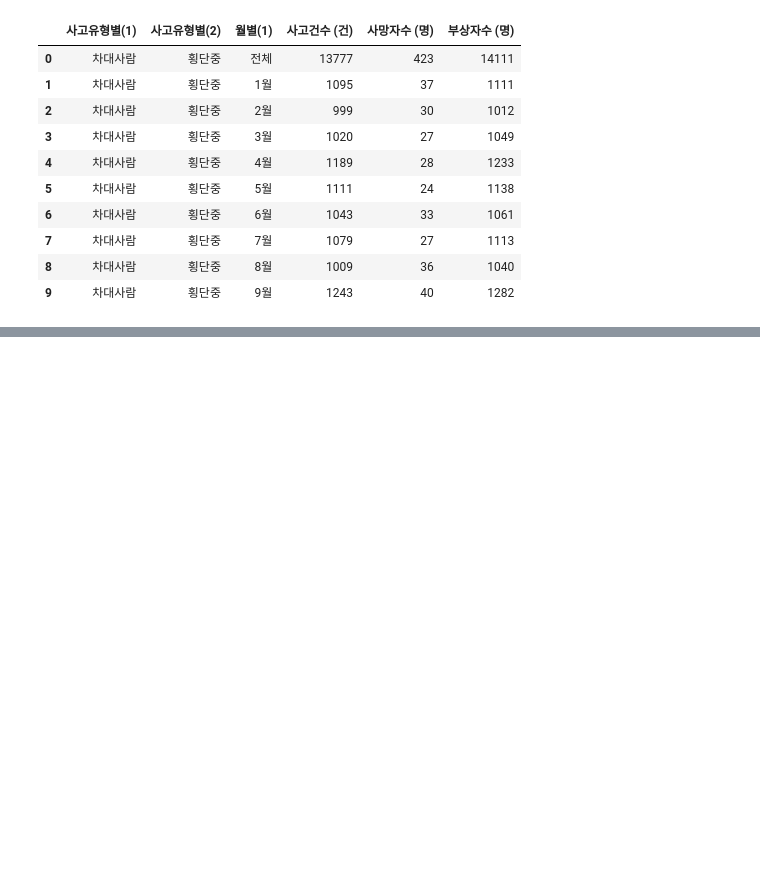
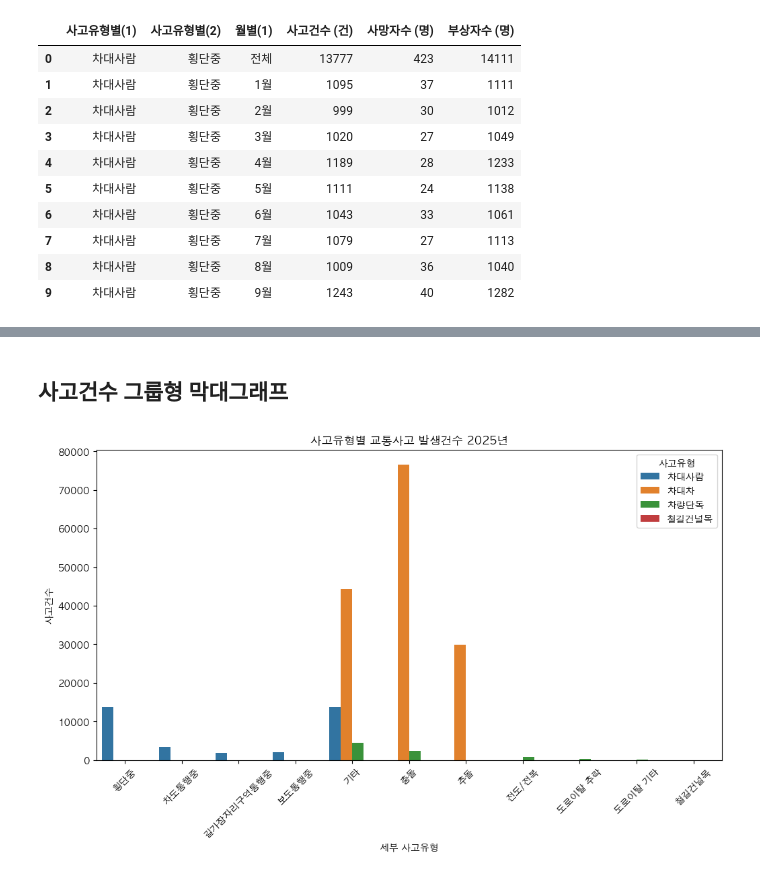
Before and after one commit to thihaoov/Korea-traffic-accident-analysis, a Jupyter notebook: notebooks/03_Accidents_by_Accident_Type.ipynb, the cells around one changed output, grey strips where cells are left out. Cells and saved outputs as stored; diff of their text form; code cells hidden in the pictures; blank space fills up the shorter version.

```diff
--- a/notebooks/03_Accidents_by_Accident_Type.ipynb
+++ b/notebooks/03_Accidents_by_Accident_Type.ipynb
@@ -22,0 +39,7 @@ df.head(10)
+# %%
+# df.describe
+
+# change column names to more descriptive names
+df.columns = ['사고유형별(1)', '사고유형별(2)', '월별', '사고건수', '사망자수', '부상자수']
+
+print(df.columns)
@@ -22,0 +50,8 @@ df.head(10)
+# %%
+plt.rcParams['font.family'] = 'AppleGothic'
+plt.rcParams['axes.unicode_minus'] = False
+# %%
+# 전체 데이터만 선택
+df_total = df[df['월별'] == '전체'].copy()
+
+print(df_total)
@@ -22,0 +74,20 @@ df.head(10)
+# %% [markdown]
+## 사고건수 그룹형 막대그래프
+# %%
+# 상세 사고유형별 사고건수 시각화
+plt.figure(figsize=(12, 6))
+
+sns.barplot(data=df_total,
+            x='사고유형별(2)',
+            y='사고건수',
+            hue='사고유형별(1)')
+
+plt.title('사고유형별 교통사고 발생건수 2025년')
+plt.xlabel('세부 사고유형')
+plt.ylabel('사고건수')
+plt.xticks(rotation=45)
+plt.legend(title='사고유형')
+
+plt.show()
+# %% [output]
+[figure, added]
```
Also changed, not shown: parts of 11 cells of this notebook, 1 other file.
